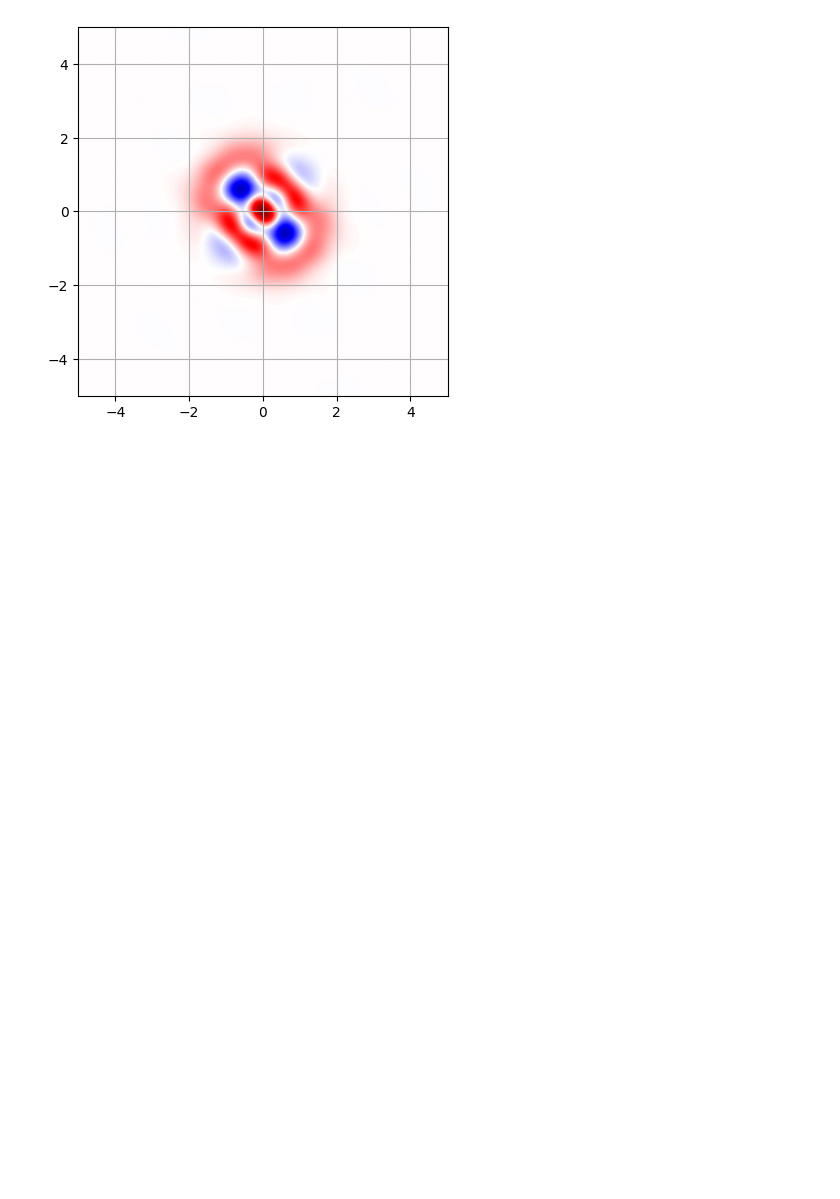
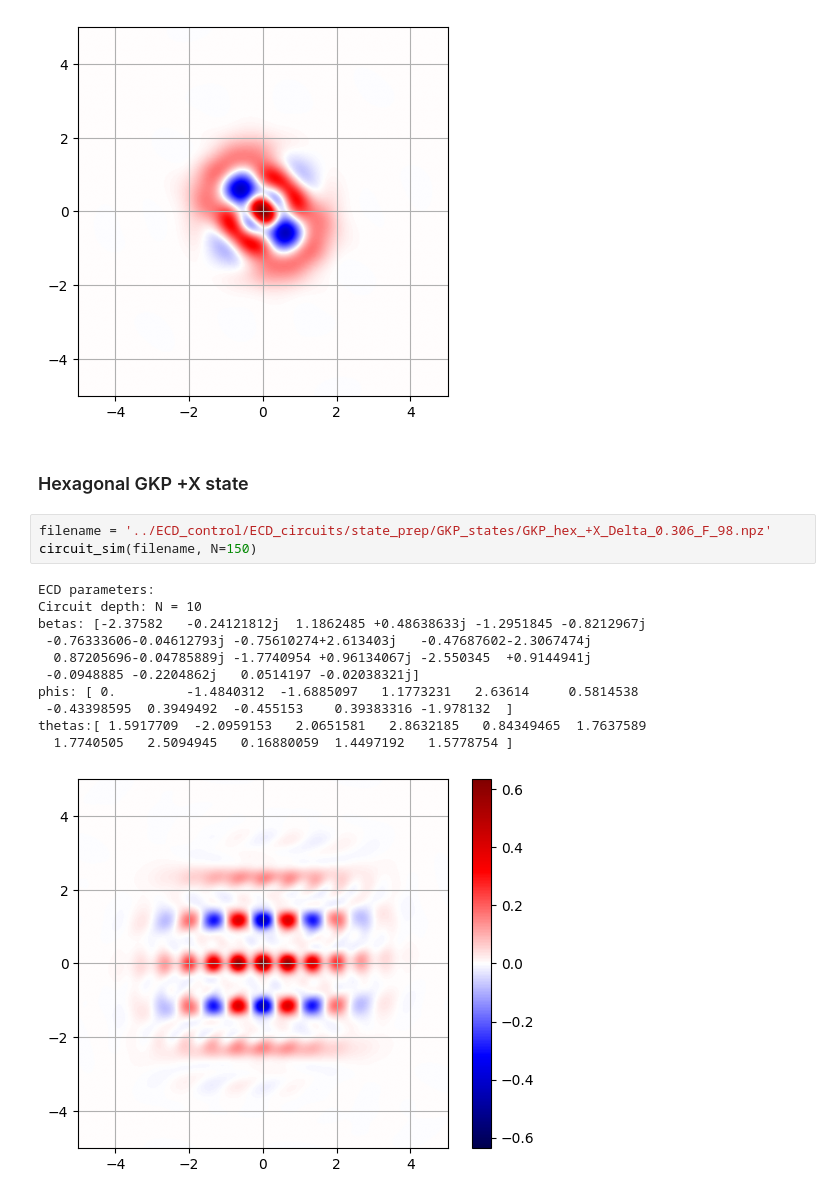
Before and after one commit to TheSQuaD-IQ/ECD_control, a Jupyter notebook: examples/ECD_state_prep_examples.ipynb, the cells around one changed output. Cells and saved outputs as stored; diff of their text form; blank space fills up the shorter version.

Commit message:
executed properly ECD parameters optimization and Wigner plot

```diff
--- a/examples/ECD_state_prep_examples.ipynb
+++ b/examples/ECD_state_prep_examples.ipynb
@@ -121,3 +116,20 @@ betas: [-1.6791348 -0.45738742j  1.442646  -1.5703454j  -0.42270523+0.8626163j
 phis: [ 0.        -1.4795454 -1.8798764 -1.1668798  1.0934193 -2.6821597]
 thetas:[-1.5768628 -1.6636173  2.5807245  2.1501944 -1.7170584  1.5558712]
 [figure]
+# %% [markdown]
+### Hexagonal GKP +X state
+# %%
+filename = '../ECD_control/ECD_circuits/state_prep/GKP_states/GKP_hex_+X_Delta_0.306_F_98.npz'
+circuit_sim(filename, N=150)
+# %% [output]
+ECD parameters:
+Circuit depth: N = 10
+betas: [-2.37582   -0.24121812j  1.1862485 +0.48638633j -1.2951845 -0.8212967j
+ -0.76333606-0.04612793j -0.75610274+2.613403j   -0.47687602-2.3067474j
+  0.87205696-0.04785889j -1.7740954 +0.96134067j -2.550345  +0.9144941j
+ -0.0948885 -0.2204862j   0.0514197 -0.02038321j]
+phis: [ 0.         -1.4840312  -1.6885097   1.1773231   2.63614     0.5814538
+ -0.43398595  0.3949492  -0.455153    0.39383316 -1.978132  ]
+thetas:[ 1.5917709  -2.0959153   2.0651581   2.8632185   0.84349465  1.7637589
+  1.7740505   2.5094945   0.16880059  1.4497192   1.5778754 ]
+[figure, added]
```
Also changed, not shown: parts of 4 cells of this notebook, 4 other files.
